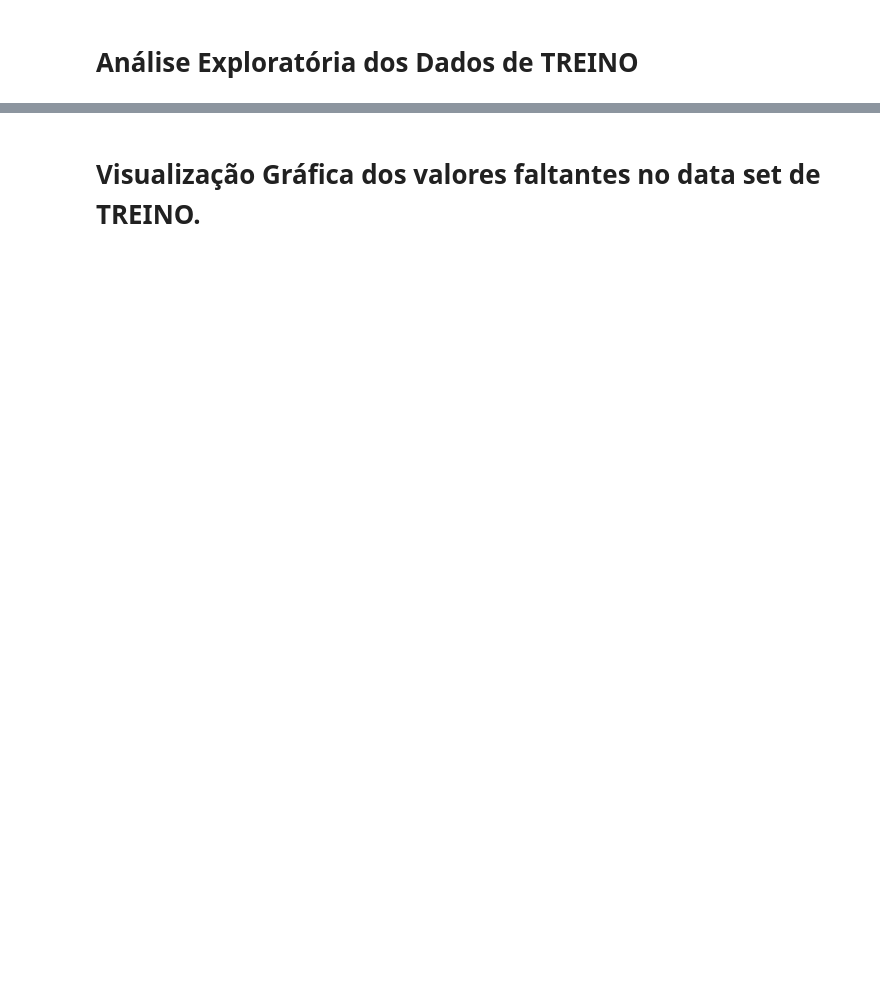
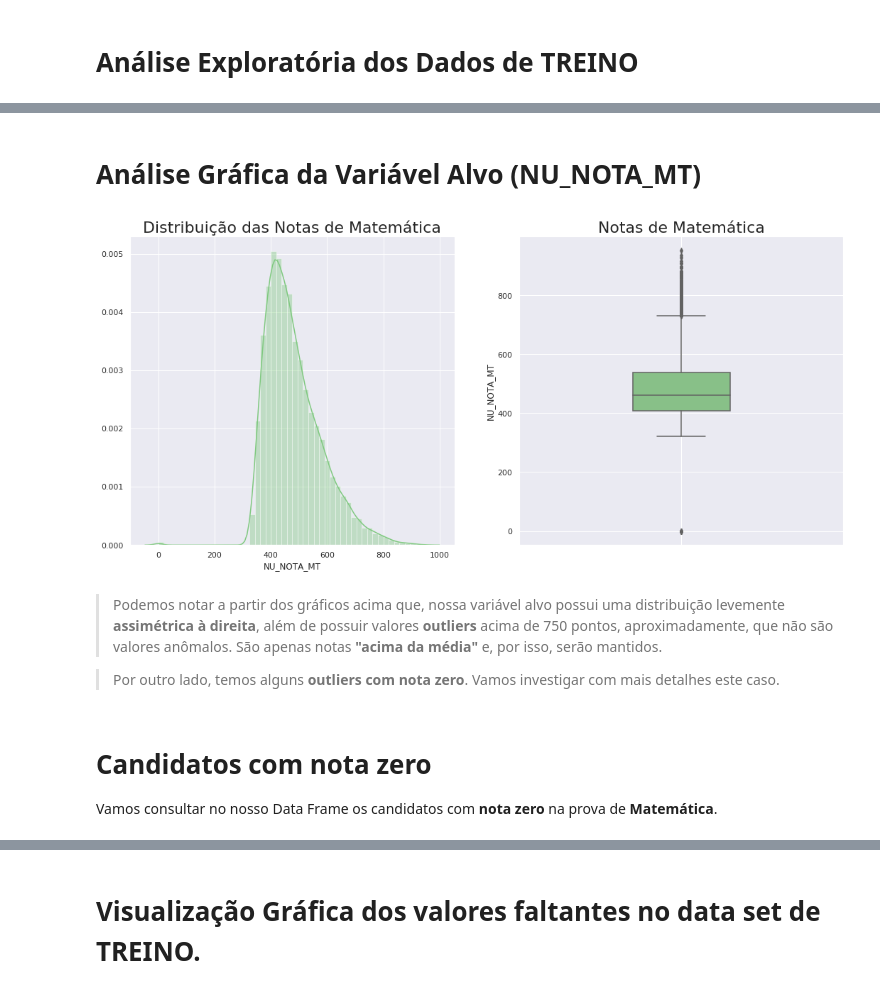
Before and after one commit to Diegohluiz/Desafios-DataScience-Codenation, a Jupyter notebook: Desafio Semana 8/main.ipynb, the cells around one changed output, grey strips where cells are left out. Cells and saved outputs as stored; diff of their text form; code cells hidden in the pictures; blank space fills up the shorter version.

```diff
--- a/Desafio Semana 8/main.ipynb
+++ b/Desafio Semana 8/main.ipynb
@@ -59,8 +65,8 @@ from sklearn.metrics import r2_score, mean_squared_error
 # %%
-# Algumas configurações do matplotlib e seaborn
+# Algumas Configurações do Matplotlib e Seaborn
 %matplotlib inline
 
-plt.rc("figure", figsize=(15, 15))
+plt.rc("figure", figsize=(12, 8))
 
-sns.set(style="dark", palette="Accent")
+sns.set(style="darkgrid", palette="Accent")
 # %% [markdown]
@@ -342,0 +268,25 @@ dtype: int64
+# %% [markdown]
+# Análise Gráfica da Variável Alvo (NU_NOTA_MT)
+# %%
+fig, (freq_graph, boxplot_graph) = plt.subplots(1, 2, figsize=(18, 8))
+
+# Gráfico da distribuição de frequências da variável NU_NOTA_MT
+sns.distplot(df_train["NU_NOTA_MT"], ax=freq_graph, )
+freq_graph.set_title("Distribuição das Notas de Matemática", fontsize=22)
+freq_graph.grid(True)
+
+# Box Plot da variável NU_NOTA_MT
+boxplot_graph = sns.boxplot(y=df_train["NU_NOTA_MT"], width=0.3)
+boxplot_graph.set_title("Notas de Matemática", fontsize=22)
+boxplot_graph.grid(True)
+
+plt.show()
+# %% [output]
+[figure, added]
+# %% [markdown]
+> Podemos notar a partir dos gráficos acima que, nossa variável alvo possui uma distribuição levemente **assimétrica à direita**, além de possuir valores **outliers** acima de 750 pontos, aproximadamente, que não são valores anômalos. São apenas notas **"acima da média"** e, por isso, serão mantidos.
+
+> Por outro lado, temos alguns **outliers com nota zero**. Vamos investigar com mais detalhes este caso.
+# %% [markdown]
+# Candidatos com nota zero
+Vamos consultar no nosso Data Frame os candidatos com **nota zero** na prova de **Matemática**.
```
Also changed, not shown: parts of 136 cells of this notebook.
